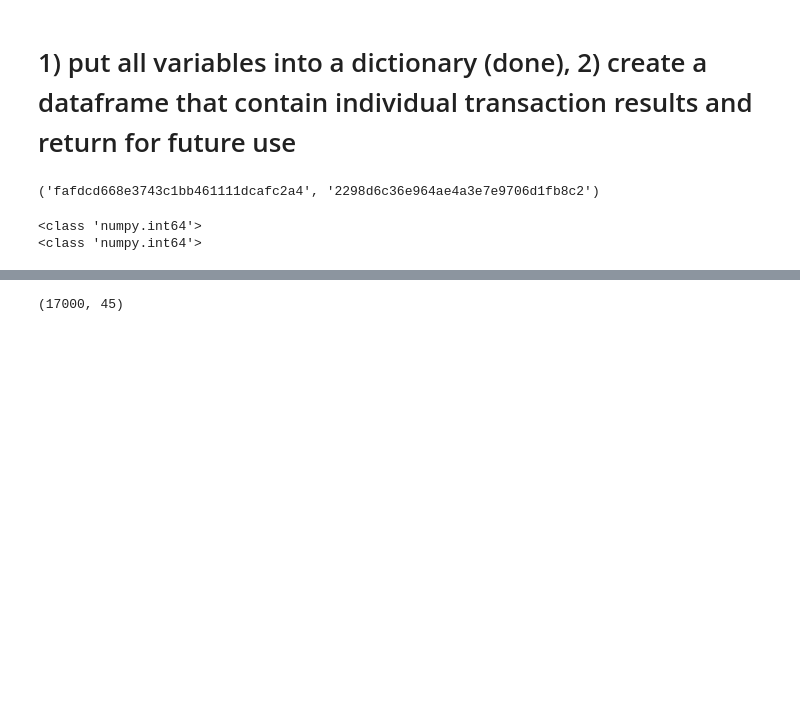
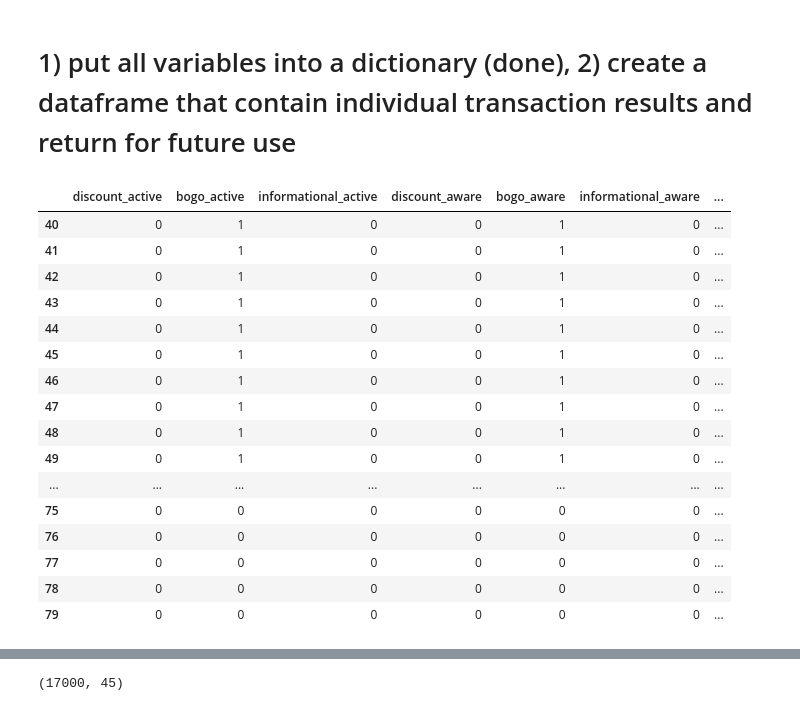
Before and after one commit to keigito/Starbucks_Customer_Analysis, a Jupyter notebook: Starbucks_Capstone_notebook.ipynb, the cells around one changed output, grey strips where cells are left out. Saved outputs shown, nothing was run; the diff lists cells and outputs as text; code cells hidden in the pictures; blank space fills up the shorter version.

```diff
--- a/Starbucks_Capstone_notebook.ipynb
+++ b/Starbucks_Capstone_notebook.ipynb
@@ -579,12 +551,25 @@ c = compute_successful_discounts_by_type("68be06ca386d4c31939f3a4f0e3dd783", "di
-# %%
-c["successful_offer_ids"]
-# %% [output]
-('fafdcd668e3743c1bb461111dcafc2a4', '2298d6c36e964ae4a3e7e9706d1fb8c2')
-# %%
-a, b = compute_additional_customer_features("68be06ca386d4c31939f3a4f0e3dd783")
-# %% [output]
-<class 'numpy.int64'>
-<class 'numpy.int64'>
+# %%
+timetable, results = compute_additional_customer_features("389bc3fa690240e798340f5a15918d5c")
+# %%
+timetable.iloc[40:80, :]
+# %% [output]
+|  | discount_active | bogo_active | informational_active | discount_aware | bogo_aware | informational_aware | ... |
+| 40 | 0 | 1 | 0 | 0 | 1 | 0 | ... |
+| 41 | 0 | 1 | 0 | 0 | 1 | 0 | ... |
+| 42 | 0 | 1 | 0 | 0 | 1 | 0 | ... |
+| 43 | 0 | 1 | 0 | 0 | 1 | 0 | ... |
+| 44 | 0 | 1 | 0 | 0 | 1 | 0 | ... |
+| 45 | 0 | 1 | 0 | 0 | 1 | 0 | ... |
+| 46 | 0 | 1 | 0 | 0 | 1 | 0 | ... |
+| 47 | 0 | 1 | 0 | 0 | 1 | 0 | ... |
+| 48 | 0 | 1 | 0 | 0 | 1 | 0 | ... |
+| 49 | 0 | 1 | 0 | 0 | 1 | 0 | ... |
+| ... | ... | ... | ... | ... | ... | ... | ... |
+| 75 | 0 | 0 | 0 | 0 | 0 | 0 | ... |
+| 76 | 0 | 0 | 0 | 0 | 0 | 0 | ... |
+| 77 | 0 | 0 | 0 | 0 | 0 | 0 | ... |
+| 78 | 0 | 0 | 0 | 0 | 0 | 0 | ... |
+| 79 | 0 | 0 | 0 | 0 | 0 | 0 | ... |
 # %%
 def compute_additional_customer_features(customer_id, transcript=transcript, profile=profile):
     df_single_customer_transcript = transcript[(transcript["person"] == customer_id)]
```
Also changed, not shown: parts of 8 cells of this notebook.
